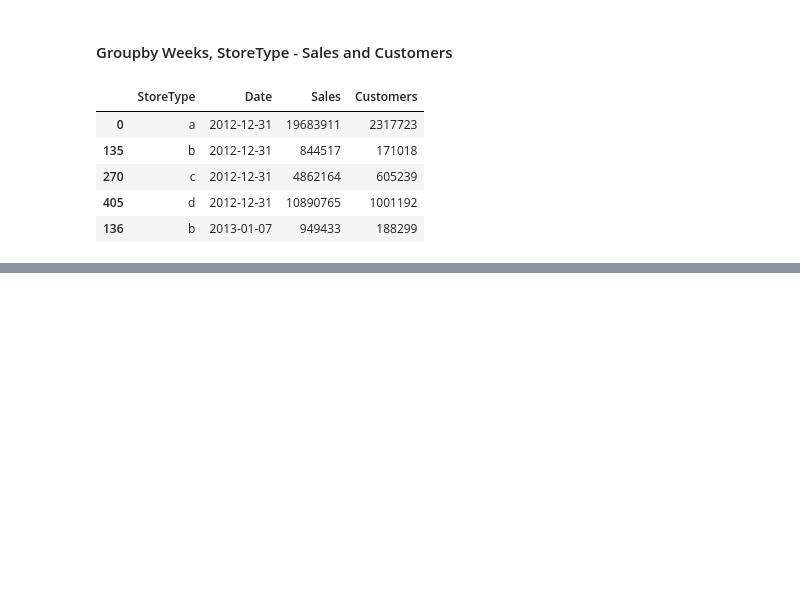
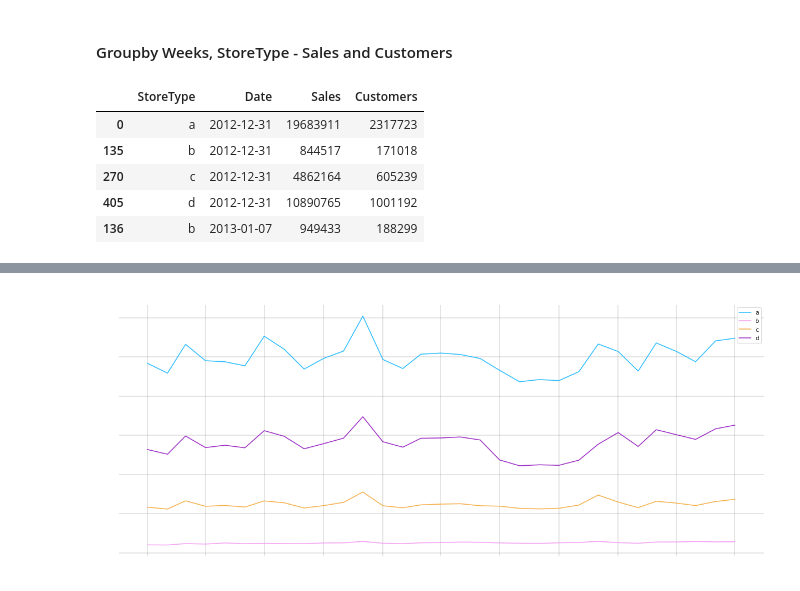
Before and after one commit to Dark2003fire/ML-Business-Case-Project, a Jupyter notebook: notebooks/Visualizations.ipynb, the cells around one changed output, grey strips where cells are left out. Cells and saved outputs as stored; diff of their text form; code cells hidden in the pictures; blank space fills up the shorter version.

```diff
--- a/notebooks/Visualizations.ipynb
+++ b/notebooks/Visualizations.ipynb
@@ -472,0 +486,5 @@ plt.show()
+# %%
+combined_data2 = combined_data.reset_index(level=0)
+combined_data2['Date'] = pd.to_datetime(combined_data2['Date'])
+grouped_df_4 = combined_data2.groupby(['StoreType', pd.Grouper(key='Date', freq='MS')]).agg({'Sales':'sum', 'Customers': 'sum'}).reset_index().sort_values('Date')
+grouped_df_4.head()
@@ -472,0 +498,13 @@ plt.show()
+# %%
+store_types = np.unique(grouped_df_4['StoreType'])
+fig, ax = plt.subplots()
+for store_type in store_types:
+  tmp = grouped_df_4[grouped_df_4['StoreType'] == store_type].sort_values('Date')
+  ax.plot(tmp['Date'], tmp['Sales'], label = store_type)
+ax.grid(True, linewidth=0.2, color='black', linestyle='-')
+ax.legend()
+ax.set_title('Monthly Total Sales by store type')
+ax.patch.set_alpha(0)
+fig.show()
+# %% [output]
+[figure, added]
```
Also changed, not shown: parts of 15 cells of this notebook.
